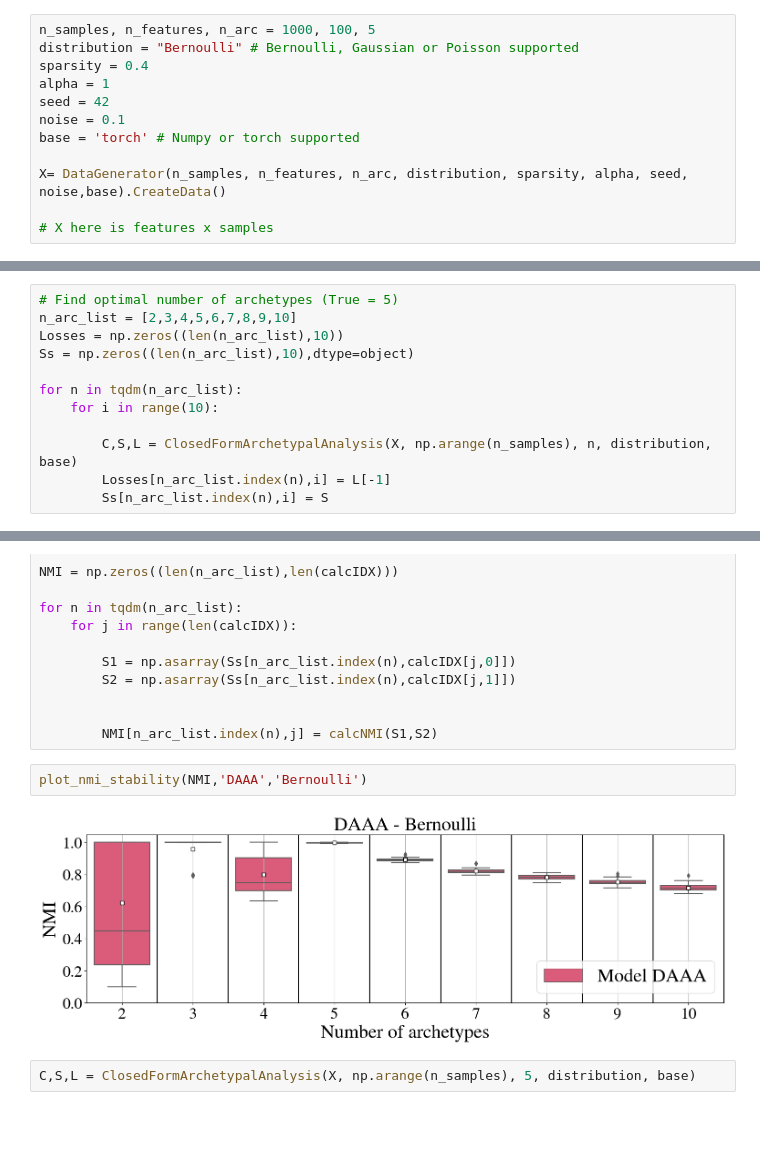
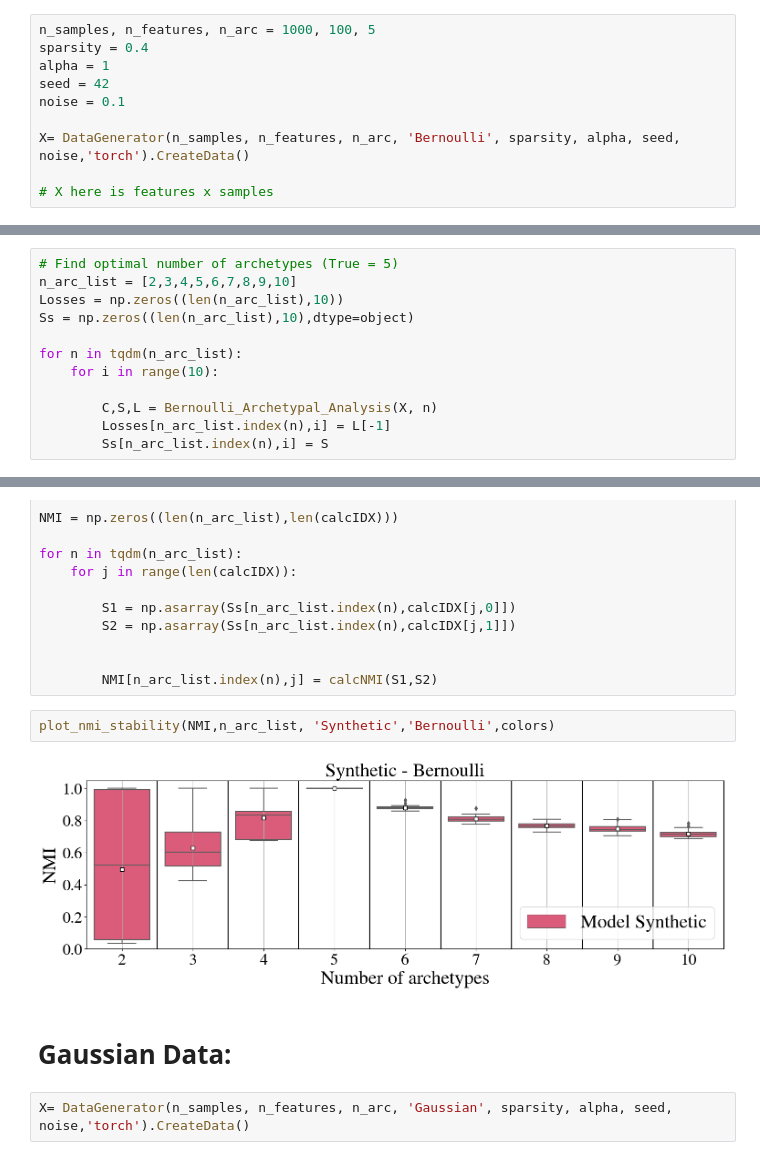
Before and after one commit to Wedenborg/Archetypal-Analysis-For-Binary-Data, a Jupyter notebook: Python/ExampleNB.ipynb, the cells around one changed output, grey strips where cells are left out. Saved outputs shown, nothing was run; the diff lists cells and outputs as text; blank space fills up the shorter version.

```diff
--- a/Python/ExampleNB.ipynb
+++ b/Python/ExampleNB.ipynb
@@ -18,14 +18,12 @@ from src.utils.NMI import calcNMI
 # Initialise some synthetic data
 # %%
 n_samples, n_features, n_arc = 1000, 100, 5
-distribution = "Bernoulli" # Bernoulli, Gaussian or Poisson supported
 sparsity = 0.4
 alpha = 1
 seed = 42
 noise = 0.1
-base = 'torch' # Numpy or torch supported
 
-X= DataGenerator(n_samples, n_features, n_arc, distribution, sparsity, alpha, seed, noise,base).CreateData()
+X= DataGenerator(n_samples, n_features, n_arc, 'Bernoulli', sparsity, alpha, seed, noise,'torch').CreateData()
 
 # X here is features x samples
 # %% [markdown]
@@ -39,7 +37,7 @@ Ss = np.zeros((len(n_arc_list),10),dtype=object)
 for n in tqdm(n_arc_list):
     for i in range(10):
 
-        C,S,L = ClosedFormArchetypalAnalysis(X, np.arange(n_samples), n, distribution, base)
+        C,S,L = Bernoulli_Archetypal_Analysis(X, n)
         Losses[n_arc_list.index(n),i] = L[-1]
         Ss[n_arc_list.index(n),i] = S
 # %%
@@ -66,8 +64,10 @@ for n in tqdm(n_arc_list):
 
         NMI[n_arc_list.index(n),j] = calcNMI(S1,S2)
 # %%
-plot_nmi_stability(NMI,'DAAA','Bernoulli')
+plot_nmi_stability(NMI,n_arc_list, 'Synthetic','Bernoulli',colors)
 # %% [output]
-[figure, old version]
+[figure, new version]
-# %%
-C,S,L = ClosedFormArchetypalAnalysis(X, np.arange(n_samples), 5, distribution, base)
+# %% [markdown]
+# Gaussian Data:
+# %%
+X= DataGenerator(n_samples, n_features, n_arc, 'Gaussian', sparsity, alpha, seed, noise,'torch').CreateData()
```
Also changed, not shown: parts of 6 cells of this notebook, 7 other files.
